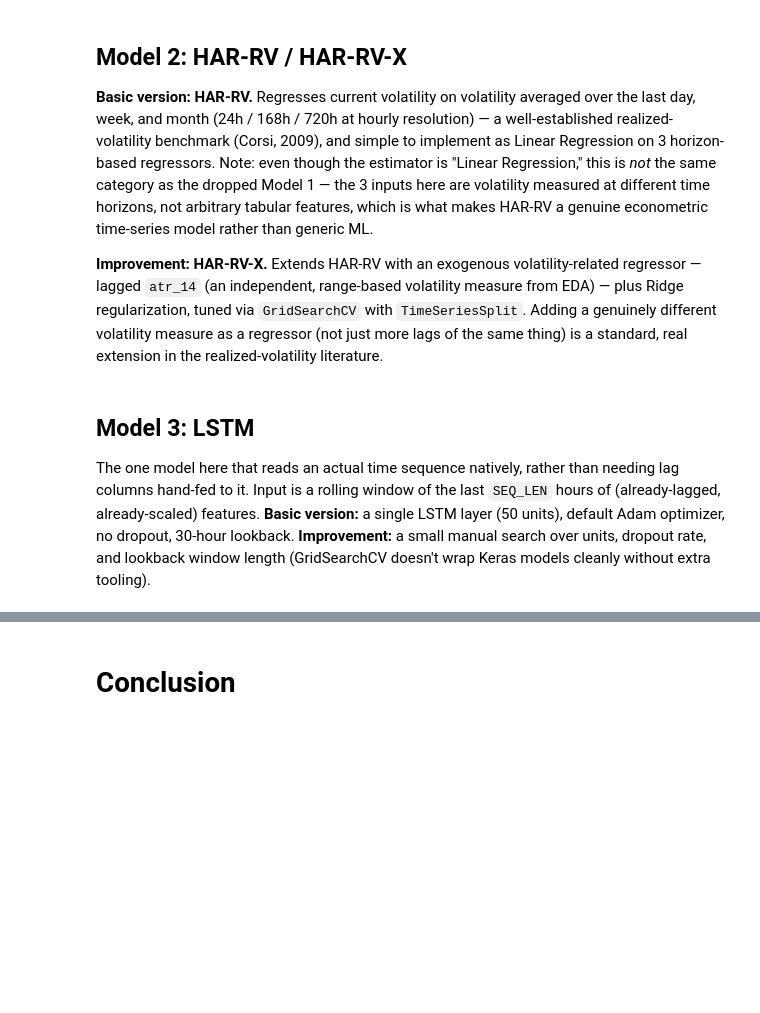
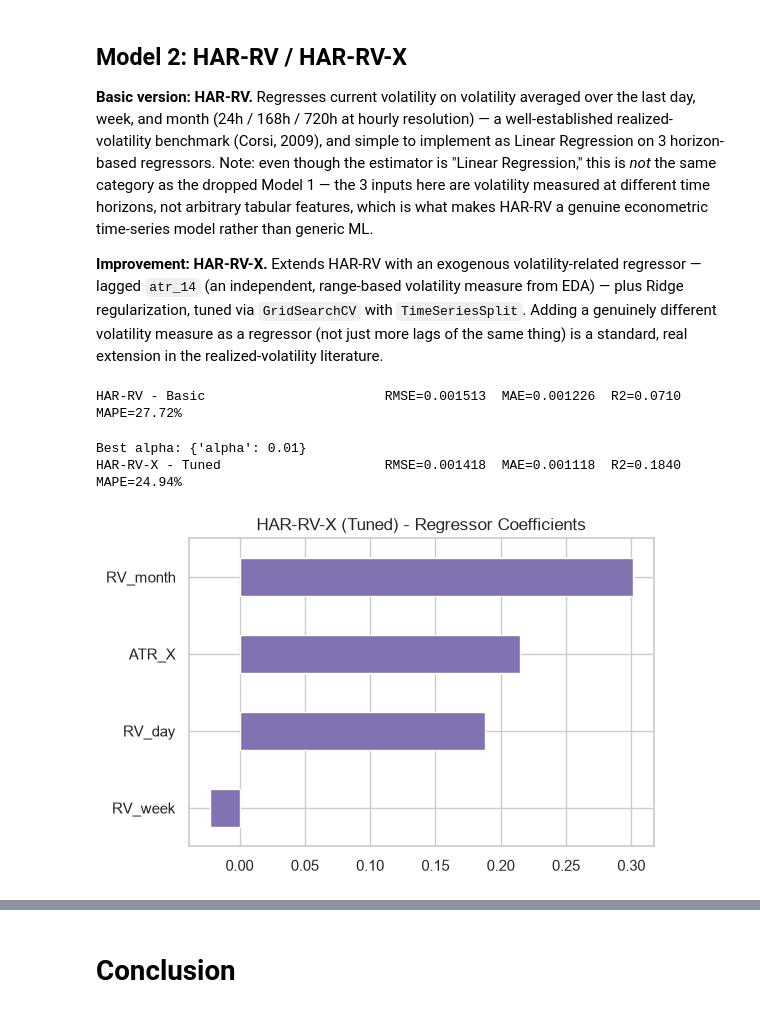
Before and after one commit to mhejairi10/bitcoin-volatility-prediction, a Jupyter notebook: notebooks/capstone-btc-volatility.ipynb, the cells around one changed output, grey strips where cells are left out. Cells and saved outputs as stored; diff of their text form; code cells hidden in the pictures; blank space fills up the shorter version.

```diff
--- a/notebooks/capstone-btc-volatility.ipynb
+++ b/notebooks/capstone-btc-volatility.ipynb
@@ -323,9 +462,9 @@ print(f'Model-ready shape: {df_model.shape}')
 # %%
 # 4) Feature matrix X (lagged columns only - never same-time columns, which would leak
 #    the answer) and target y.
-target = 'volatility_7d'
+target = 'target'  # volatility_7d, HORIZON hours ahead of the features (see Section 6.1 above)
 feature_columns = [c for c in df_model.columns if c.endswith(tuple(f'_lag{l}' for l in LAGS))]
 X = df_model[feature_columns]
 y = df_model[target]
-print(f'Features: {len(feature_columns)}   Target: {target}')
+print(f'Features: {len(feature_columns)}   Target: {target} (+{HORIZON}h ahead)')
 X.head()
@@ -445,0 +694,21 @@ results.append(evaluate(y_test.values, garch_basic_pred, 'GARCH(1,1) - Basic'))
+# %%
+# Basic: GARCH(1,1), normal errors
+garch_basic = arch_model(returns_train, vol='GARCH', p=1, q=1, dist='normal')
+garch_basic_fit = garch_basic.fit(disp='off')
+print(garch_basic_fit.summary())
+print(f'\nAIC: {garch_basic_fit.aic:.2f}')
+
+# Genuine HORIZON-step-ahead rolling-origin forecast over the test period: freeze the
+# parameters estimated on the TRAINING data only (no re-estimation on test data - this stays
+# leakage-free), then use arch's own analytic multi-step forecast at every origin date in the
+# test period. This is NOT a single static forecast path from one origin (which would just
+# decay toward the long-run unconditional variance and say nothing about how volatility moved
+# across the test period) - `start=test_start_date` makes arch compute the full HORIZON-step
+# term structure from EVERY origin from test_start_date onward in one vectorized call; column
+# -1 of the result is each origin's HORIZON-step-ahead forecast, which is what the target now
+# actually asks for (see Section 6.1 above).
+garch_basic_full = arch_model(returns_pct, vol='GARCH', p=1, q=1, dist='normal')
+garch_basic_fixed = garch_basic_full.fix(garch_basic_fit.params)
+garch_basic_forecast = garch_basic_fixed.forecast(horizon=HORIZON, start=test_start_date, reindex=False)
+garch_basic_pred = (np.sqrt(garch_basic_forecast.variance.values[:, -1]) / 100)[:len(y_test)]
+results.append(evaluate(y_test.values, garch_basic_pred, 'GARCH(1,1) - Basic'))
@@ -467,8 +754,12 @@ for spec in candidate_specs:
 print(f'\nBest specification by AIC: {best_spec}')
 print(best_fit.summary())
 
-garch_tuned_forecast = best_fit.forecast(horizon=len(returns_test), reindex=False)
-garch_tuned_pred = (np.sqrt(garch_tuned_forecast.variance.values[-1]) / 100)[:len(y_test)]
+# Same leakage-free HORIZON-step-ahead rolling-origin forecast as the basic GARCH cell above.
+garch_tuned_full = arch_model(returns_pct, vol=best_spec['vol'], p=best_spec['p'], o=best_spec['o'],
+                               q=best_spec['q'], dist=best_spec['dist'])
+garch_tuned_fixed = garch_tuned_full.fix(best_fit.params)
+garch_tuned_forecast = garch_tuned_fixed.forecast(horizon=HORIZON, start=test_start_date, reindex=False)
+garch_tuned_pred = (np.sqrt(garch_tuned_forecast.variance.values[:, -1]) / 100)[:len(y_test)]
 model_name = f"{'EGARCH' if best_spec['vol']=='EGARCH' else 'GJR-GARCH'}({best_spec['dist']}) - Tuned"
 results.append(evaluate(y_test.values, garch_tuned_pred, model_name))
 
@@ -485,8 +794,8 @@ har_df = pd.DataFrame(index=df_model.index)
 har_df['RV_day'] = df_model['volatility_7d'].shift(HOURS_PER_DAY)
 har_df['RV_week'] = df_model['volatility_7d'].shift(HOURS_PER_DAY).rolling(HOURS_PER_DAY * 7).mean()
 har_df['RV_month'] = df_model['volatility_7d'].shift(HOURS_PER_DAY).rolling(HOURS_PER_DAY * 30).mean()
-har_df['ATR_X'] = df_model['atr_14'].shift(1)  # the "X" exogenous regressor for HAR-RV-X
-har_df['target'] = df_model['volatility_7d']
+har_df['ATR_X'] = df_model['atr_pct'].shift(1)  # the "X" exogenous regressor - scale-free (see Section 8.4)
+har_df['target'] = df_model['target']  # HORIZON hours ahead, same shifted target as everywhere else
 har_df = har_df.dropna()
 
 har_split = int(len(har_df) * 0.8)
@@ -497,30 +806,31 @@ har_basic = LinearRegression()
 har_basic.fit(har_train[['RV_day', 'RV_week', 'RV_month']], har_train['target'])
 har_basic_pred = har_basic.predict(har_test[['RV_day', 'RV_week', 'RV_month']])
 results.append(evaluate(har_test['target'], har_basic_pred, 'HAR-RV - Basic'))
+# %% [output]
+HAR-RV - Basic                       RMSE=0.001513  MAE=0.001226  R2=0.0710  MAPE=27.72%
 # %%
 # Improvement: HAR-RV-X (add the ATR regressor) + Ridge regularization, alpha tuned via
 # GridSearchCV with TimeSeriesSplit
 har_x_cols = ['RV_day', 'RV_week', 'RV_month', 'ATR_X']
 har_tscv = TimeSeriesSplit(n_splits=5)
 
-har_ridge_grid = {'alpha': [0.001, 0.01, 0.1, 1.0, 10.0]}
+har_ridge_grid = {'alpha': [0.001, 0.01, 0.1, 1.0, 10.0, 100.0]}
 har_search = GridSearchCV(Ridge(random_state=RANDOM_STATE), har_ridge_grid,
                            cv=har_tscv, scoring='neg_root_mean_squared_error', n_jobs=-1)
 har_search.fit(har_train[har_x_cols], har_train['target'])
 print(f'Best alpha: {har_search.best_params_}')
 
 har_x_tuned = har_search.best_estimator_
 har_x_pred = har_x_tuned.predict(har_test[har_x_cols])
 results.append(evaluate(har_test['target'], har_x_pred, 'HAR-RV-X - Tuned'))
 joblib.dump(har_x_tuned, 'models/har_rv_x_tuned.pkl')
 
 har_coef = pd.Series(har_x_tuned.coef_, index=har_x_cols).sort_values(ascending=False)
 har_coef.plot(kind='barh', figsize=(6, 4), color='#8172B2')
 plt.title('HAR-RV-X (Tuned) - Regressor Coefficients')
 plt.gca().invert_yaxis()
 plt.show()
+# %% [output]
+Best alpha: {'alpha': 0.01}
+HAR-RV-X - Tuned                     RMSE=0.001418  MAE=0.001118  R2=0.1840  MAPE=24.94%
+[figure, added]
-# %% [markdown]
-## Model 3: LSTM
-The one model here that reads an actual time sequence natively, rather than needing lag columns hand-fed to it. Input is a rolling window of the last `SEQ_LEN` hours of (already-lagged, already-scaled) features.
-**Basic version:** a single LSTM layer (50 units), default Adam optimizer, no dropout, 30-hour lookback.
-**Improvement:** a small manual search over units, dropout rate, and lookback window length (GridSearchCV doesn't wrap Keras models cleanly without extra tooling).
```
Also changed, not shown: parts of 67 cells of this notebook, 7 other files.
